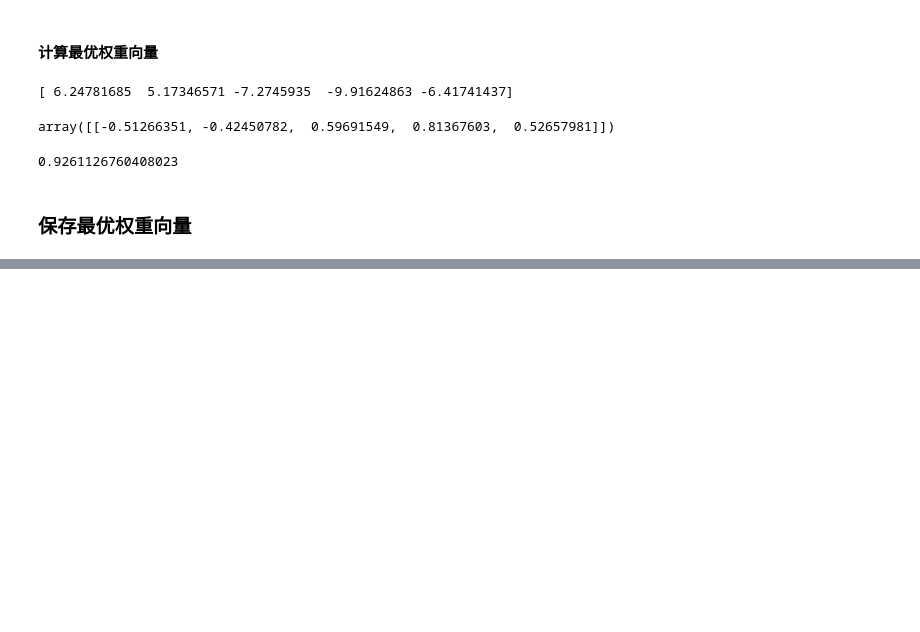
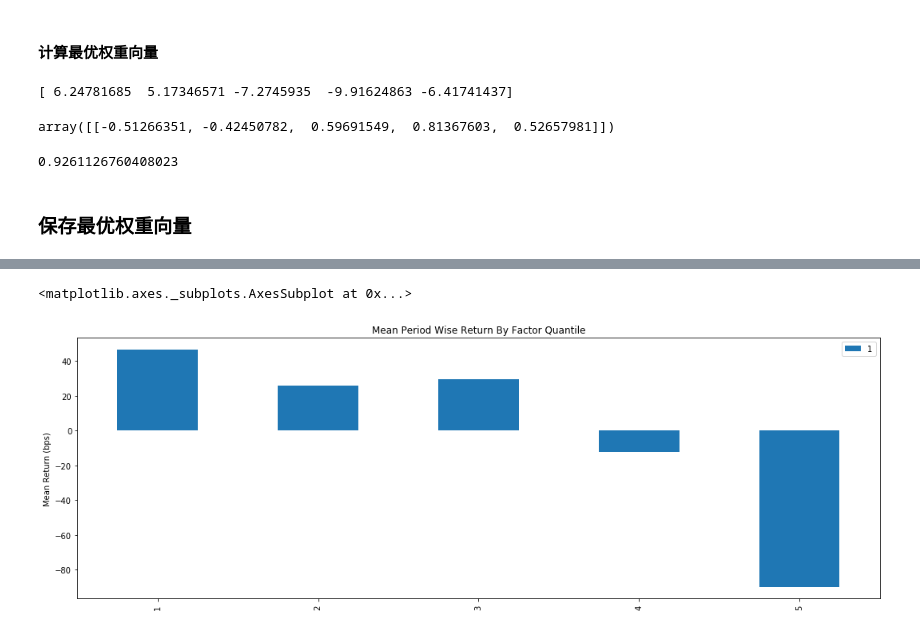
Before and after one commit to rafs/MultiFactor, a Jupyter notebook: src/factors/IntradayMomentum.ipynb, the cells around one changed output, grey strips where cells are left out. Drawn from its saved outputs; the diff is of its cells as text; code cells hidden in the pictures; blank space fills up the shorter version.

```diff
--- a/src/factors/IntradayMomentum.ipynb
+++ b/src/factors/IntradayMomentum.ipynb
@@ -453,0 +580,5 @@ df_weight.to_csv('/Volumes/DB/FactorDB/Momentum/IntradayMomentum/optimal_weight.
+# %%
+alphalens.plotting.plot_quantile_returns_bar(mean_return_by_q_demeaned)
+# %% [output]
+<matplotlib.axes._subplots.AxesSubplot at 0x...>
+[figure, added]
```
Also changed, not shown: parts of 70 cells of this notebook, 10 other files.
